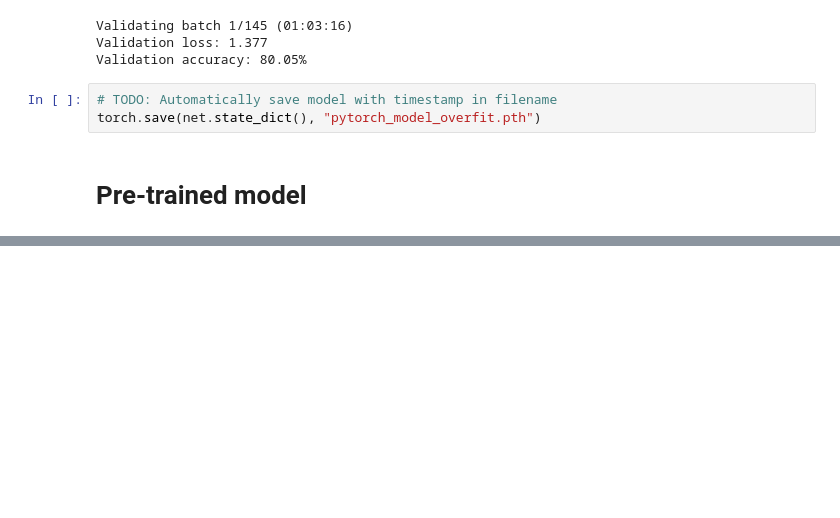
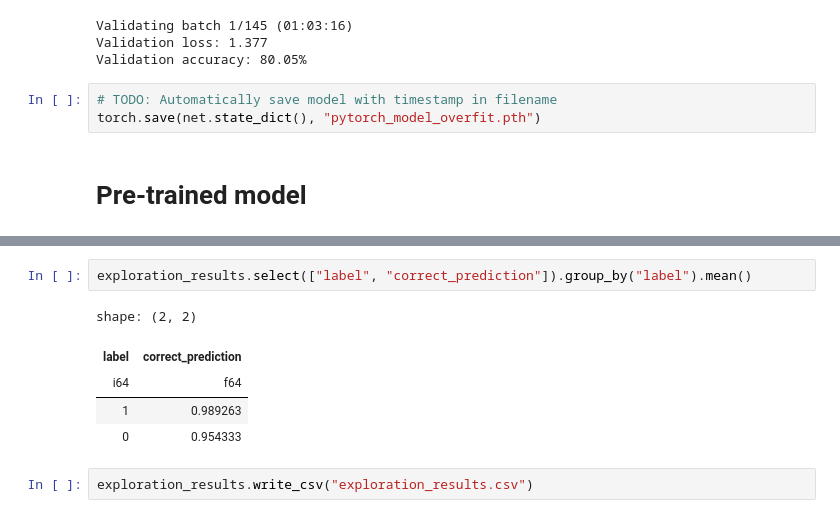
Before and after one commit to Breza/genderative_ai, a Jupyter notebook: Analysis/genderative_analysis.ipynb, the cells around one changed output, grey strips where cells are left out. Cells and saved outputs as stored; diff of their text form; blank space fills up the shorter version.

```diff
--- a/Analysis/genderative_analysis.ipynb
+++ b/Analysis/genderative_analysis.ipynb
@@ -490,0 +551,10 @@ plot_training_progress(train_acc=resnet_train_epoch_accuracy,
+# %%
+exploration_results.select(["label", "correct_prediction"]).group_by("label").mean()
+# %% [output]
+shape: (2, 2)
+| label | correct_prediction |
+| i64 | f64 |
+| 1 | 0.989263 |
+| 0 | 0.954333 |
+# %%
+exploration_results.write_csv("exploration_results.csv")
```
Also changed, not shown: parts of 17 cells of this notebook, 4 other files.
